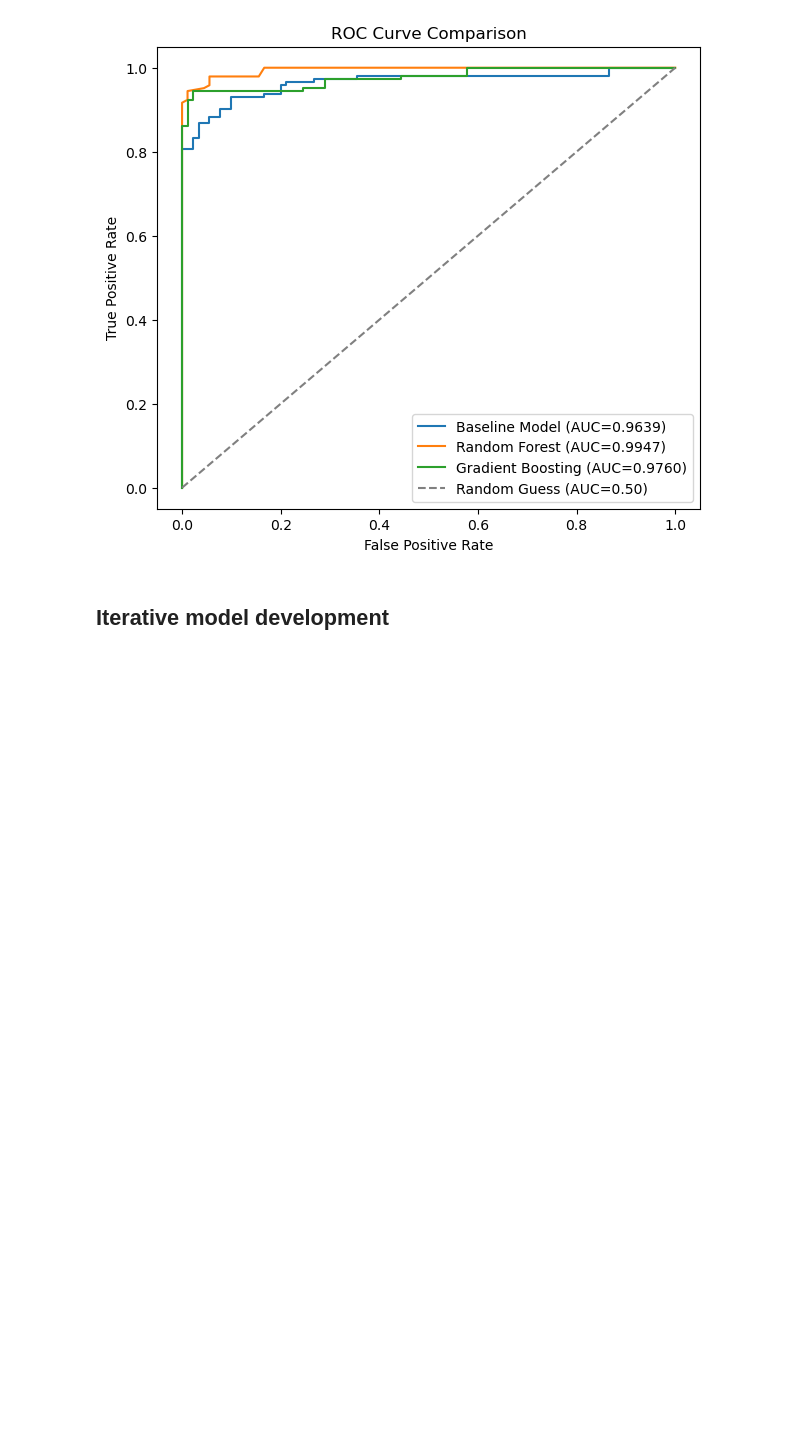
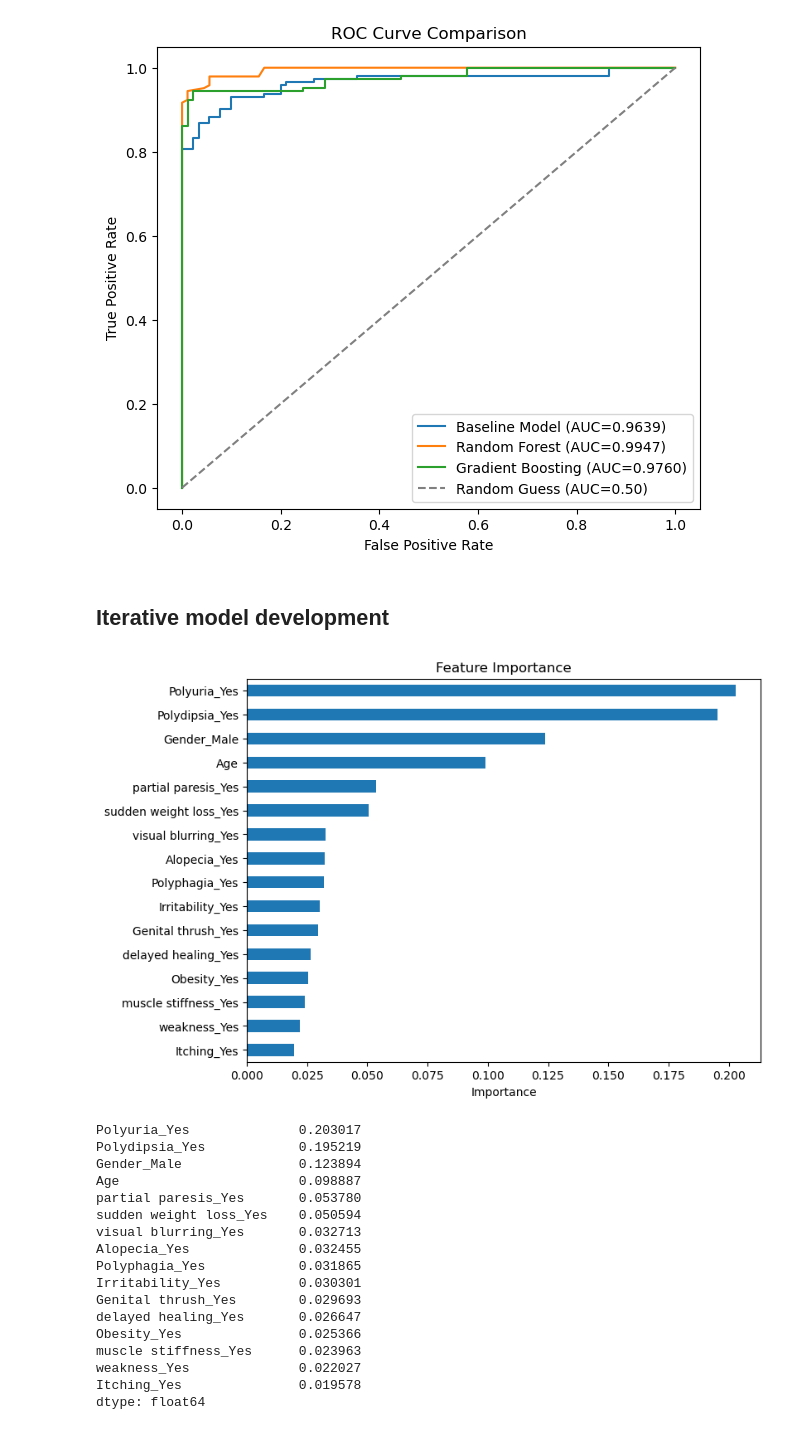
Before and after one commit to dennisho004/MLDP_Project, a Jupyter notebook: MLDP_Program_Codes_Submission_Template.ipynb, the cells around one changed output. Saved outputs shown, nothing was run; the diff lists cells and outputs as text; code cells hidden in the pictures; blank space fills up the shorter version.

```diff
--- a/MLDP_Program_Codes_Submission_Template.ipynb
+++ b/MLDP_Program_Codes_Submission_Template.ipynb
@@ -377,7 +386,7 @@ ROC AUC: 0.9638888888888888
 # %%
 # Model 1 with metrics
 
-rf = RandomForestClassifier(random_state=RANDOM_STATE)
+rf = RandomForestClassifier(random_state=RANDOM_STATE,)
 rf.fit(X_train, y_train)
 
 ## Make prediction and Evaluate the Model
@@ -386,6 +395,12 @@ y_proba_rf = rf.predict_proba(X_test)[:, 1]
 print(confusion_matrix(y_test, y_pred_rf))
 print(classification_report(y_test, y_pred_rf))
 print("ROC AUC:", roc_auc_score(y_test, y_proba_rf))
+
+train_acc = rf.score(X_train, y_train)
+test_acc = rf.score(X_test, y_test)
+print(f"Train Accuracy: {train_acc:.4f}")
+print(f"Test Accuracy: {test_acc:.4f}")
+print(f"Gap: {train_acc - test_acc:.4f}")
 # %% [output]
 [[ 89   1]
  [  8 136]]
@@ -509,6 +536,41 @@ plt.show()
 [figure]
 # %% [markdown]
 ## Iterative model development
+# %%
+importances = pd.Series(rf.feature_importances_, index=X_train.columns)
+importances = importances.sort_values(ascending=True)
+
+plt.figure(figsize=(8,6))
+importances.plot(kind='barh')
+plt.title('Feature Importance')
+plt.xlabel('Importance')
+
+plt.show()
+
+importances
+
+importances = pd.Series(rf.feature_importances_, index=X_train.columns)
+importances = importances.sort_values(ascending=False)
+print(importances)
+# %% [output]
+[figure, added]
+Polyuria_Yes              0.203017
+Polydipsia_Yes            0.195219
+Gender_Male               0.123894
+Age                       0.098887
+partial paresis_Yes       0.053780
+sudden weight loss_Yes    0.050594
+visual blurring_Yes       0.032713
+Alopecia_Yes              0.032455
+Polyphagia_Yes            0.031865
+Irritability_Yes          0.030301
+Genital thrush_Yes        0.029693
+delayed healing_Yes       0.026647
+Obesity_Yes               0.025366
+muscle stiffness_Yes      0.023963
+weakness_Yes              0.022027
+Itching_Yes               0.019578
+dtype: float64
 # %%
 ## Further feature engineering / feature selection
 
```
Also changed, not shown: parts of 14 cells of this notebook.
